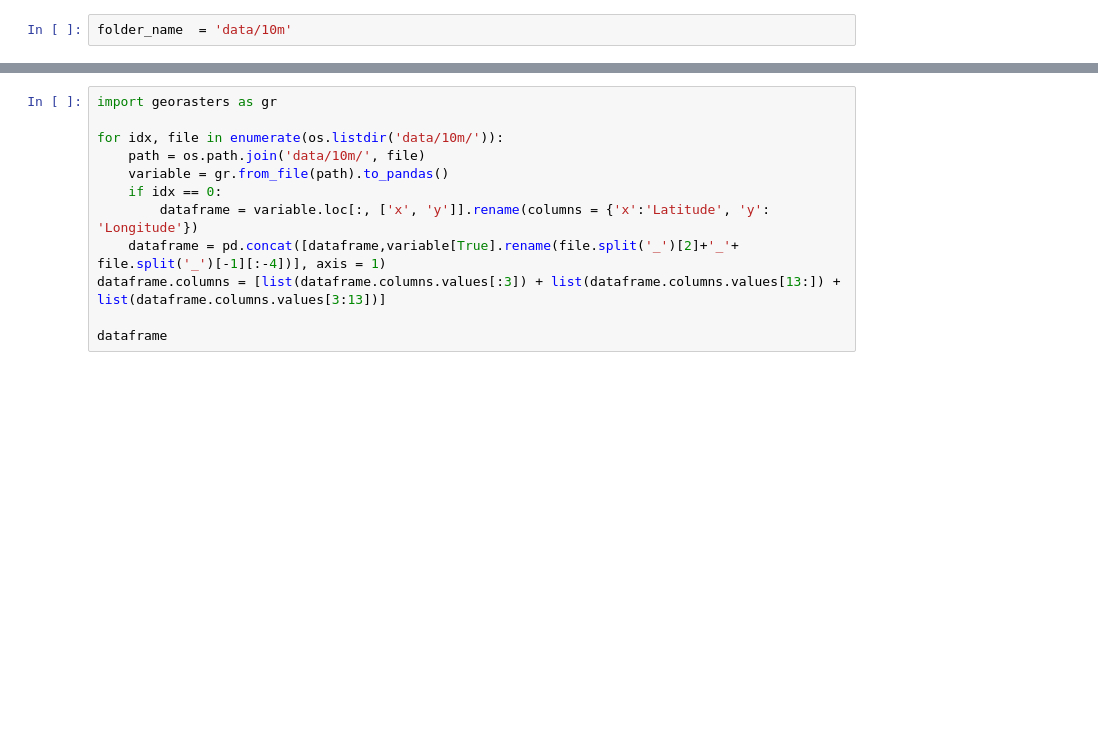
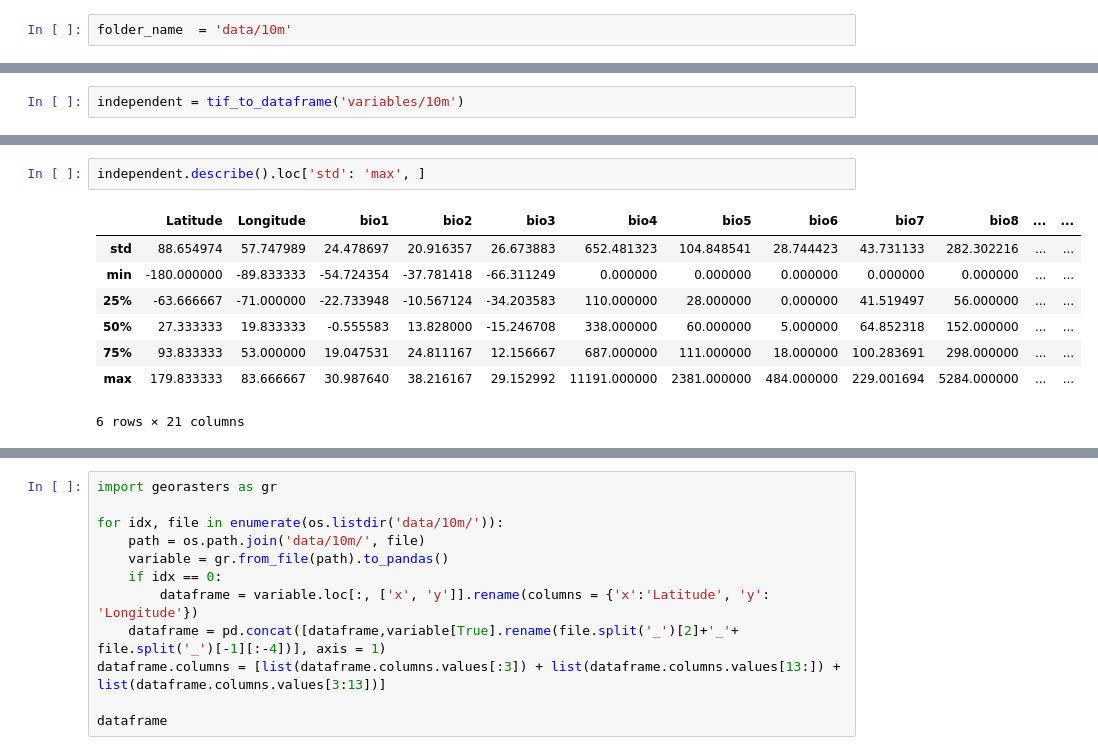
Before and after one commit to Jorgedavyd/PDG, a Jupyter notebook: main.ipynb, the cells around one changed output, grey strips where cells are left out. Cells and saved outputs as stored; diff of their text form; blank space fills up the shorter version.

```diff
--- a/main.ipynb
+++ b/main.ipynb
@@ -9,0 +10,2 @@ Downloading https://data.biogeo.ucdavis.edu/data/worldclim/v2.1/base/wc2.1_10m_b
+# %%
+independent = tif_to_dataframe('variables/10m')
@@ -9,0 +32,11 @@ Downloading https://data.biogeo.ucdavis.edu/data/worldclim/v2.1/base/wc2.1_10m_b
+# %%
+independent.describe().loc['std': 'max', ]
+# %% [output]
+|  | Latitude | Longitude | bio1 | bio2 | bio3 | bio4 | bio5 | bio6 | bio7 | bio8 | ... | ... |
+| std | 88.654974 | 57.747989 | 24.478697 | 20.916357 | 26.673883 | 652.481323 | 104.848541 | 28.744423 | 43.731133 | 282.302216 | ... | ... |
+| min | -180.000000 | -89.833333 | -54.724354 | -37.781418 | -66.311249 | 0.000000 | 0.000000 | 0.000000 | 0.000000 | 0.000000 | ... | ... |
+| 25% | -63.666667 | -71.000000 | -22.733948 | -10.567124 | -34.203583 | 110.000000 | 28.000000 | 0.000000 | 41.519497 | 56.000000 | ... | ... |
+| 50% | 27.333333 | 19.833333 | -0.555583 | 13.828000 | -15.246708 | 338.000000 | 60.000000 | 5.000000 | 64.852318 | 152.000000 | ... | ... |
+| 75% | 93.833333 | 53.000000 | 19.047531 | 24.811167 | 12.156667 | 687.000000 | 111.000000 | 18.000000 | 100.283691 | 298.000000 | ... | ... |
+| max | 179.833333 | 83.666667 | 30.987640 | 38.216167 | 29.152992 | 11191.000000 | 2381.000000 | 484.000000 | 229.001694 | 5284.000000 | ... | ... |
+6 rows × 21 columns
```
Also changed, not shown: parts of 7 cells of this notebook, 6 other files.
